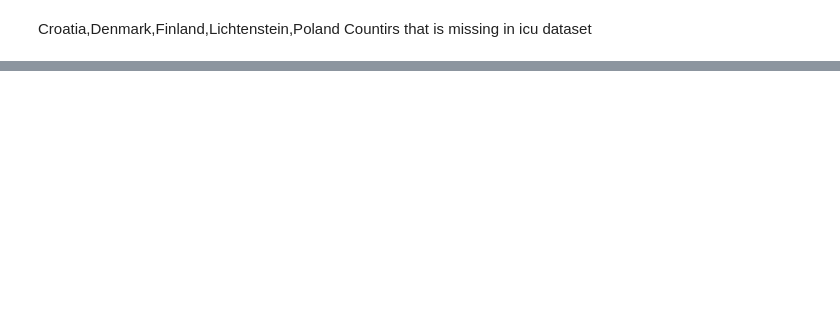
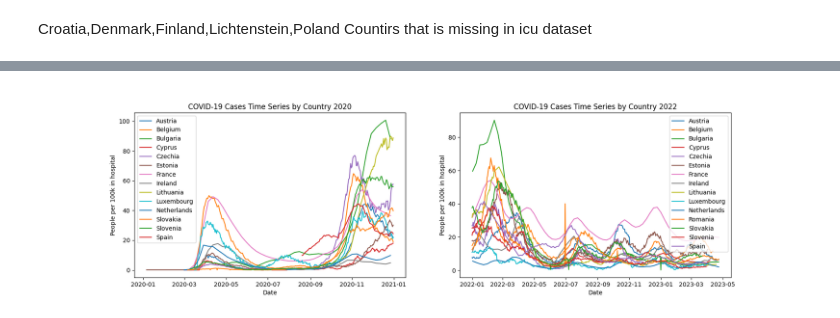
Before and after one commit to Klattraren/Intelligent-Data-Analysis-DV1597, a Jupyter notebook: assignment2.ipynb, the cells around one changed output, grey strips where cells are left out. Saved outputs shown, nothing was run; the diff lists cells and outputs as text; code cells hidden in the pictures; blank space fills up the shorter version.

```diff
--- a/assignment2.ipynb
+++ b/assignment2.ipynb
@@ -599,0 +616,47 @@ Croatia,Denmark,Finland,Lichtenstein,Poland Countirs that is missing in icu data
+# %%
+fig,(ax,ax2) = plt.subplots(1,2, figsize=(18,5))
+healthcare = icu_df.copy()
+
+get_population = new_cases_df[["countriesAndTerritories","popData2020"]].drop_duplicates()
+
+healthcare = healthcare.drop(columns=["source"])
+healthcare = healthcare[healthcare["indicator"].isin(["Daily hospital occupancy", "Daily ICU occupancy"])]
+
+# Calculate the combined value of daily hospital and ICU occupancy per country and date
+healthcare["combined_occupancy"] = healthcare.groupby(["date", "country"])["value"].transform(sum)
+
+
+healthcare = healthcare[healthcare["indicator"] == "Daily hospital occupancy"]
+
+healthcare =  healthcare.merge(get_population, left_on="country", right_on="countriesAndTerritories", how="inner").drop(columns="countriesAndTerritories")
+
+healthcare["people_per_100k"] = healthcare["value"]/healthcare["popData2020"]*100000
+healthcare = healthcare.sort_values("date")
+
+
+
+healthcare2022 = healthcare[healthcare["date"] >= "2022-01-01"]
+healthcare2022 = healthcare2022.groupby("country")
+
+healthcare2020 = healthcare[healthcare["date"] < "2021-01-01"]
+healthcare2020 = healthcare2020.groupby("country")
+
+for country, data in healthcare2020:
+    ax.plot(data["date"], data["people_per_100k"], label=country)
+
+for country, data in healthcare2022:
+    ax2.plot(data["date"], data["people_per_100k"], label=country)
+
+ax.set_xlabel("Date")
+ax.set_ylabel("People per 100k in hospital")
+ax.set_title("COVID-19 Cases Time Series by Country 2020")
+ax.legend()
+
+ax2.set_xlabel("Date")
+ax2.set_ylabel("People per 100k in hospital")
+ax2.set_title("COVID-19 Cases Time Series by Country 2022")
+ax2.legend()
+
+plt.show()
+# %% [output]
+[figure, added]
```
Also changed, not shown: parts of 4 cells of this notebook.
